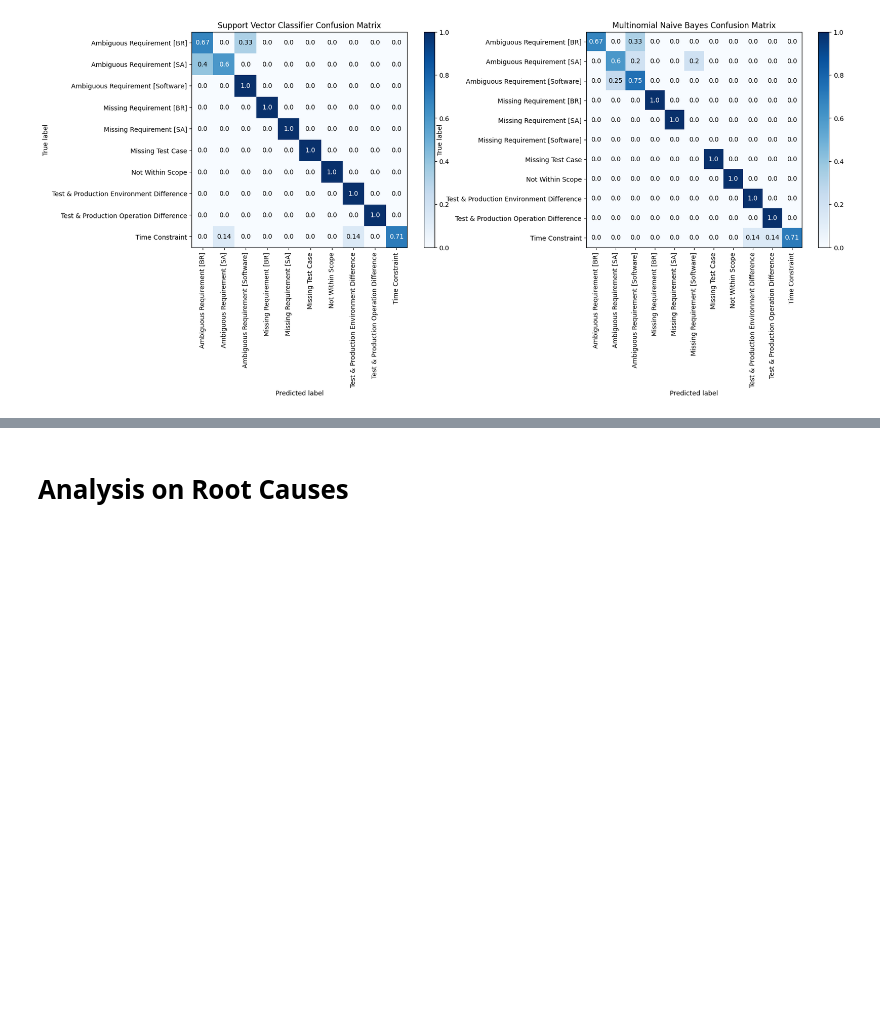
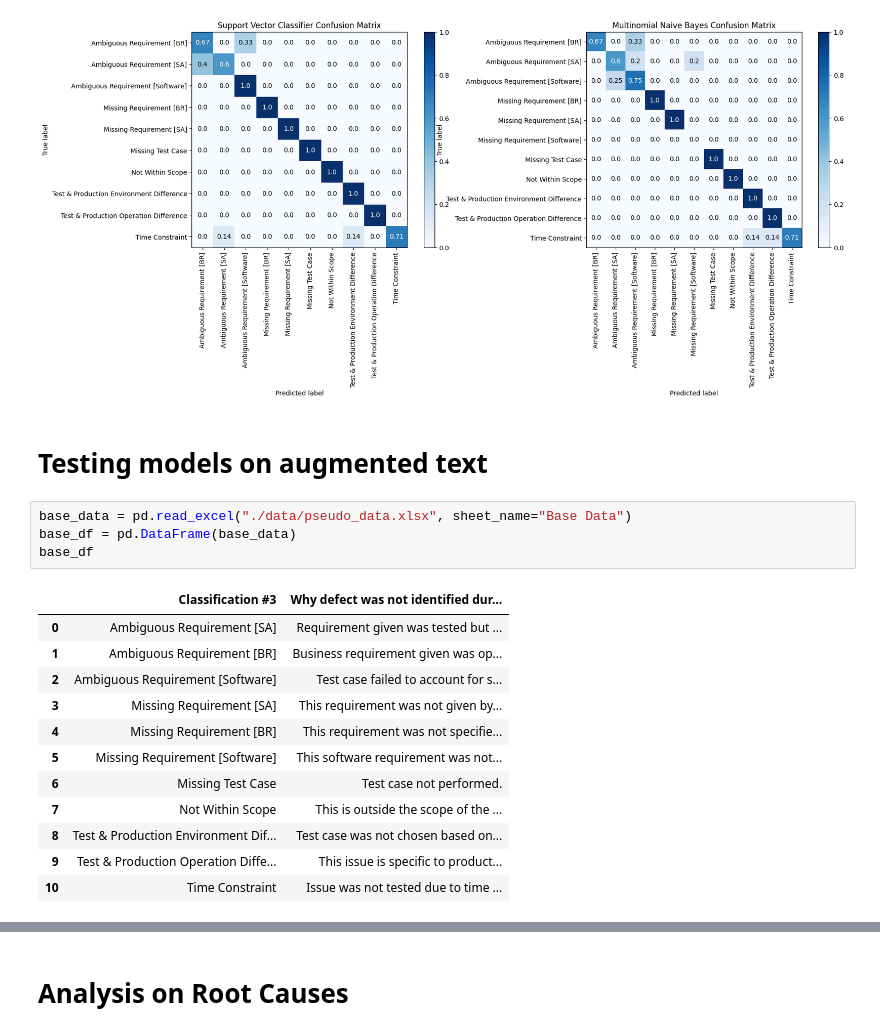
Before and after one commit to malcolmsng/BT4103, a Jupyter notebook: model.ipynb, the cells around one changed output, grey strips where cells are left out. Cells and saved outputs as stored; diff of their text form; blank space fills up the shorter version.

```diff
--- a/model.ipynb
+++ b/model.ipynb
@@ -480,3 +478,22 @@ skplt.metrics.plot_confusion_matrix(y_test, mnb_y_pred, normalize=True, title="M
 # %% [output]
 <AxesSubplot:title={'center':'Multinomial Naive Bayes Confusion Matrix'}, xlabel='Predicted label', ylabel='True label'>
 [figure]
+# %% [markdown]
+# Testing models on augmented text
+# %%
+base_data = pd.read_excel("./data/pseudo_data.xlsx", sheet_name="Base Data")
+base_df = pd.DataFrame(base_data)
+base_df
+# %% [output]
+|  | Classification #3 | Why defect was not identified dur... |
+| 0 | Ambiguous Requirement [SA] | Requirement given was tested but ... |
+| 1 | Ambiguous Requirement [BR] | Business requirement given was op... |
+| 2 | Ambiguous Requirement [Software] | Test case failed to account for s... |
+| 3 | Missing Requirement [SA] | This requirement was not given by... |
+| 4 | Missing Requirement [BR] | This requirement was not specifie... |
+| 5 | Missing Requirement [Software] | This software requirement was not... |
+| 6 | Missing Test Case | Test case not performed. |
+| 7 | Not Within Scope | This is outside the scope of the ... |
+| 8 | Test & Production Environment Dif... | Test case was not chosen based on... |
+| 9 | Test & Production Operation Diffe... | This issue is specific to product... |
+| 10 | Time Constraint | Issue was not tested due to time ... |
```
Also changed, not shown: parts of 8 cells of this notebook, 2 other files.
